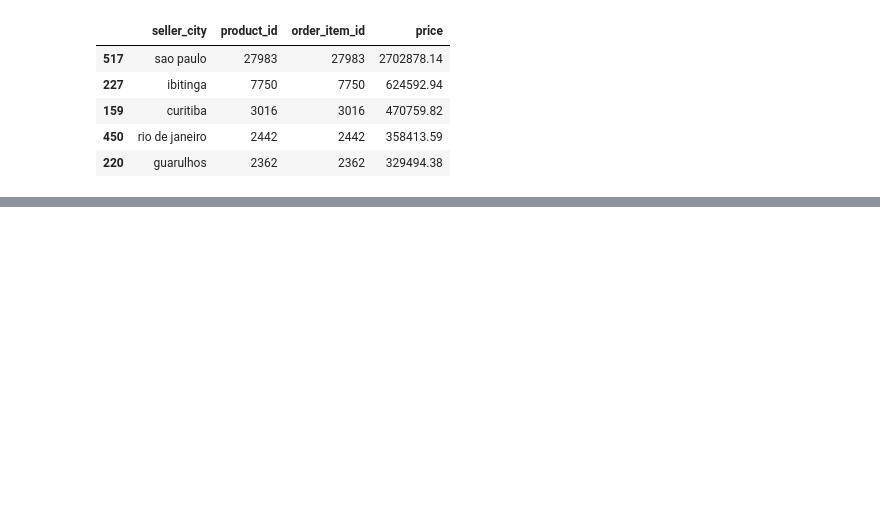
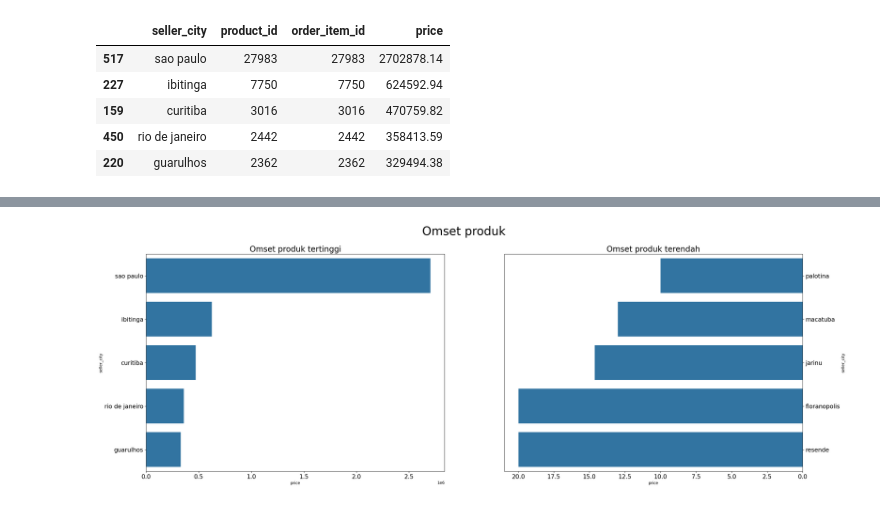
Before and after one commit to Vellllll/proyek-analisis-data, a Jupyter notebook: proyek_analisis_data.ipynb, the cells around one changed output, grey strips where cells are left out. Saved outputs shown, nothing was run; the diff lists cells and outputs as text; code cells hidden in the pictures; blank space fills up the shorter version.

```diff
--- a/proyek_analisis_data.ipynb
+++ b/proyek_analisis_data.ipynb
@@ -130,3 +210,0 @@ sum_products_df.to_csv('sum_products_df.csv', index = False)
-# %%
-sellers_df = pd.read_csv('./E-Commerce Public Dataset/sellers_dataset.csv')
-sellers_df.info()
@@ -176,0 +283,92 @@ sum_sellers_df.to_csv('sum_sellers_df.csv', index = False)
+# %%
+fig, ax = plt.subplots(figsize = (30,10), ncols = 2, nrows = 1)
+
+sns.barplot(
+    x = 'price',
+    y = 'seller_city',
+    data = sum_sellers_df.sort_values(by = 'price', ascending = False).head(5),
+    ax = ax[0]
+)
+
+ax[0].tick_params(axis = 'x', labelsize = 15)
+ax[0].tick_params(axis = 'y', labelsize = 15)
+ax[0].set_title('Omset produk tertinggi', loc = 'center', fontsize = 20)
+
+sns.barplot(
+    x = 'price',
+    y = 'seller_city',
+    data = sum_sellers_df.sort_values(by = 'price', ascending = True).head(5),
+    ax = ax[1]
+)
+
+ax[1].tick_params(axis = 'x', labelsize = 15)
+ax[1].tick_params(axis = 'y', labelsize = 15)
+ax[1].invert_xaxis()
+ax[1].yaxis.set_label_position("right")
+ax[1].yaxis.tick_right()
+ax[1].set_title('Omset produk terendah', loc = 'center', fontsize = 20)
+
+plt.suptitle("Omset produk", fontsize=30)
+plt.show(fig)
+
+fig, ax = plt.subplots(figsize = (30,10), ncols = 2, nrows = 1)
+
+sns.barplot(
+    x = 'product_id',
+    y = 'seller_city',
+    data = sum_sellers_df.sort_values(by = 'product_id', ascending = False).head(5),
+    ax = ax[0]
+)
+
+ax[0].tick_params(axis = 'x', labelsize = 15)
+ax[0].tick_params(axis = 'y', labelsize = 15)
+ax[0].set_title('Jumlah produk terbanyak', loc = 'center', fontsize = 20)
+
+sns.barplot(
+    x = 'product_id',
+    y = 'seller_city',
+    data = sum_sellers_df.sort_values(by = 'product_id', ascending = True).head(5),
+    ax = ax[1]
+)
+
+ax[1].tick_params(axis = 'x', labelsize = 15)
+ax[1].tick_params(axis = 'y', labelsize = 15)
+ax[1].invert_xaxis()
+ax[1].yaxis.set_label_position("right")
+ax[1].yaxis.tick_right()
+ax[1].set_title('Jumlah produk tersedikit', loc = 'center', fontsize = 20)
+
+plt.suptitle("Jumlah produk terjual", fontsize=30)
+plt.show(fig)
+
+fig, ax = plt.subplots(figsize = (30,10), ncols = 2, nrows = 1)
+
+sns.barplot(
+    x = 'order_item_id',
+    y = 'seller_city',
+    data = sum_sellers_df.sort_values(by = 'order_item_id', ascending = False).head(5),
+    ax = ax[0]
+)
+
+ax[0].tick_params(axis = 'x', labelsize = 15)
+ax[0].tick_params(axis = 'y', labelsize = 15)
+ax[0].set_title('Jumlah transaksi terbanyak', loc = 'center', fontsize = 20)
+
+sns.barplot(
+    x = 'order_item_id',
+    y = 'seller_city',
+    data = sum_sellers_df.sort_values(by = 'order_item_id', ascending = True).head(5),
+    ax = ax[1]
+)
+
+ax[1].tick_params(axis = 'x', labelsize = 15)
+ax[1].tick_params(axis = 'y', labelsize = 15)
+ax[1].invert_xaxis()
+ax[1].yaxis.set_label_position("right")
+ax[1].yaxis.tick_right()
+ax[1].set_title('Jumlah transaksi tersedikit', loc = 'center', fontsize = 20)
+
+plt.suptitle("Jumlah transaksi produk", fontsize=30)
+plt.show(fig)
+# %% [output]
+[figure, added]
```
Also changed, not shown: parts of 38 cells of this notebook.
